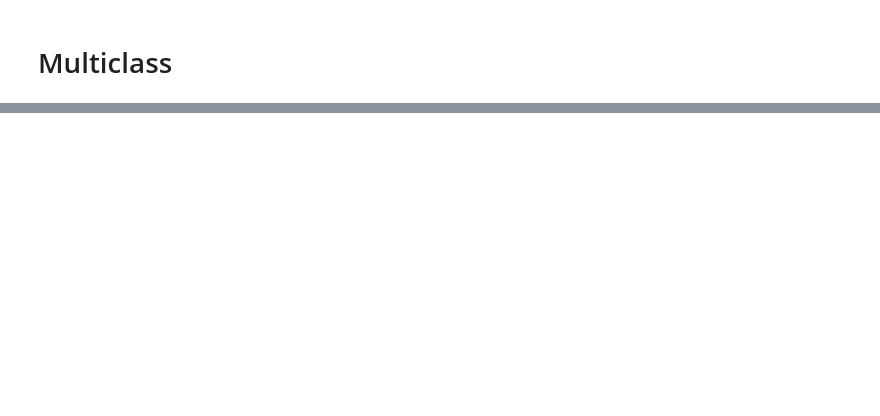
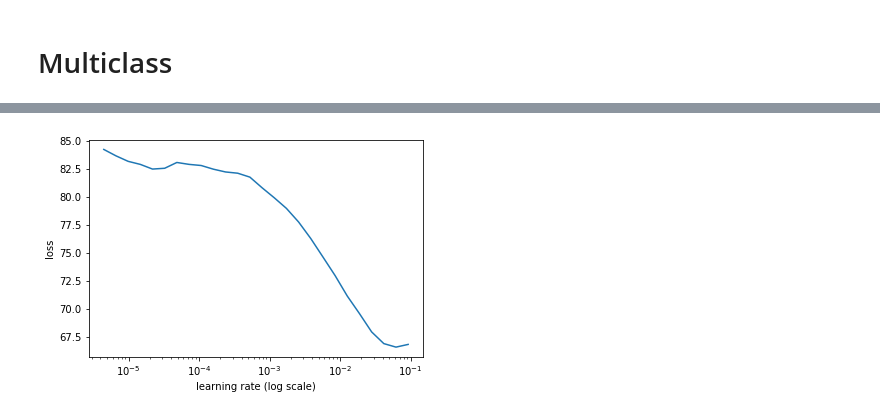
Before and after one commit to belskikh/myfastai, a Jupyter notebook: mypascalmulti.ipynb, the cells around one changed output, grey strips where cells are left out. Saved outputs shown, nothing was run; the diff lists cells and outputs as text; code cells hidden in the pictures; blank space fills up the shorter version.

```diff
--- a/mypascalmulti.ipynb
+++ b/mypascalmulti.ipynb
@@ -115,0 +272,3 @@ epoch      trn_loss   val_loss   <lambda>
+# %%
+anchor_cnr = hw2corners(anchors[:,:2], anchors[:,2:])
+anchor_cnr
@@ -115,0 +343,32 @@ epoch      trn_loss   val_loss   <lambda>
+# %%
+def one_hot_embedding(labels, num_classes):
+    return torch.eye(num_classes)[labels.data.cpu()]
+
+class BCE_Loss(nn.Module):
+    def __init__(self, num_classes):
+        super().__init__()
+        self.num_classes = num_classes
+
+    def forward(self, pred, targ):
+        t = one_hot_embedding(targ, self.num_classes+1)
+        t = V(t[:,:-1].contiguous())#.cpu()
+        x = pred[:,:-1]
+        w = self.get_weight(x,t)
+        return F.binary_cross_entropy_with_logits(x, t, w, size_average=False)/self.num_classes
+
+    def get_weight(self,x,t): return None
+
+loss_f = BCE_Loss(len(id2cat))
+# %%
+def intersect(box_a, box_b):
+    max_xy = torch.min(box_a[:, None, 2:], box_b[None, :, 2:])
+    min_xy = torch.max(box_a[:, None, :2], box_b[None, :, :2])
+    inter = torch.clamp((max_xy - min_xy), min=0)
+    return inter[:, :, 0] * inter[:, :, 1]
+
+def box_sz(b): return ((b[:, 2]-b[:, 0]) * (b[:, 3]-b[:, 1]))
+
+def jaccard(box_a, box_b):
+    inter = intersect(box_a, box_b)
+    union = box_sz(box_a).unsqueeze(1) + box_sz(box_b).unsqueeze(0) - inter
+    return inter / union
@@ -115,0 +422,4 @@ epoch      trn_loss   val_loss   <lambda>
+# %%
+learn.crit = ssd_loss
+lr = 3e-3
+lrs = np.array([lr/100,lr/10,lr])
@@ -115,0 +434,4 @@ epoch      trn_loss   val_loss   <lambda>
+# %%
+learn.sched.plot(1)
+# %% [output]
+[figure, added]
```
Also changed, not shown: parts of 51 cells of this notebook.
